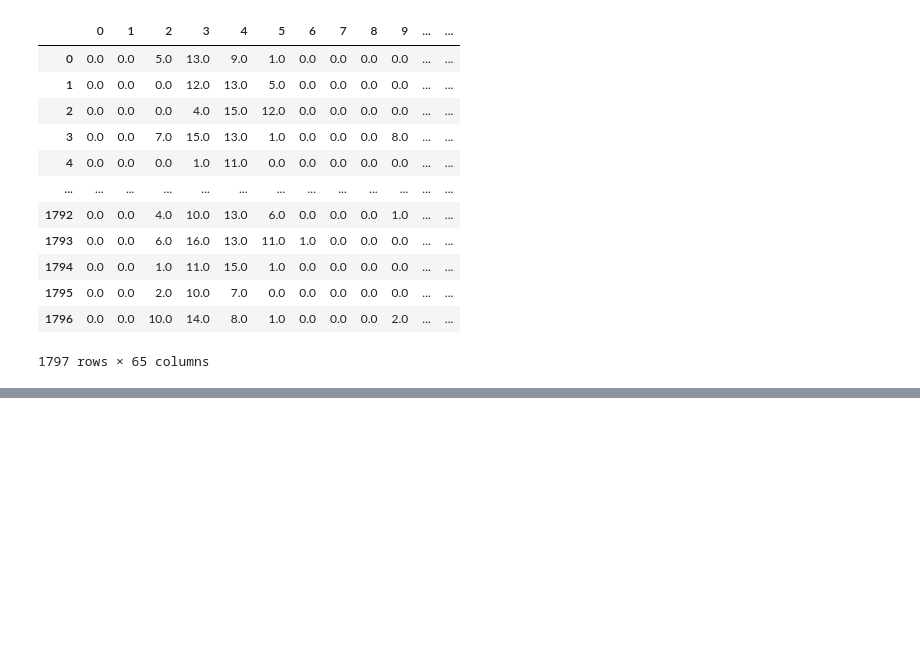
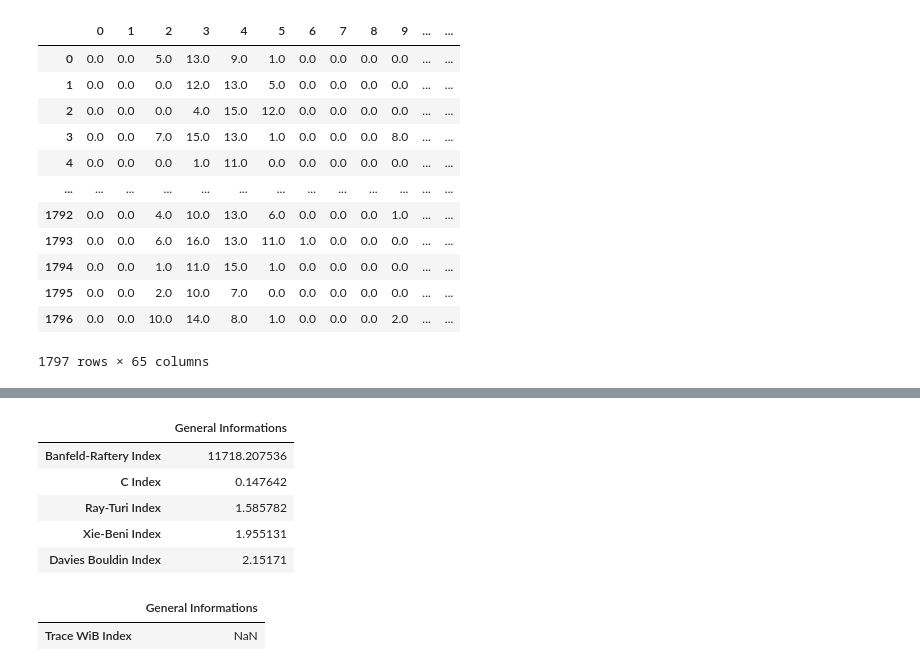
Before and after one commit to Simon-Bertrand/Clusters-Features, a Jupyter notebook: README.ipynb, the cells around one changed output, grey strips where cells are left out. Drawn from its saved outputs; the diff is of its cells as text; code cells hidden in the pictures; blank space fills up the shorter version.

```diff
--- a/README.ipynb
+++ b/README.ipynb
@@ -59,0 +60,14 @@ CC.confusion_hypersphere_matrix(radius=20,counting_type='including',proportion=T
+# %%
+CC.score_index_info('min')
+# %% [output]
+|  | General Informations |
+| Banfeld-Raftery Index | 11718.207536 |
+| C Index | 0.147642 |
+| Ray-Turi Index | 1.585782 |
+| Xie-Beni Index | 1.955131 |
+| Davies Bouldin Index | 2.15171 |
+# %%
+CC.score_index_info('max diff')
+# %% [output]
+|  | General Informations |
+| Trace WiB Index | NaN |
```
Also changed, not shown: parts of 9 cells of this notebook.
